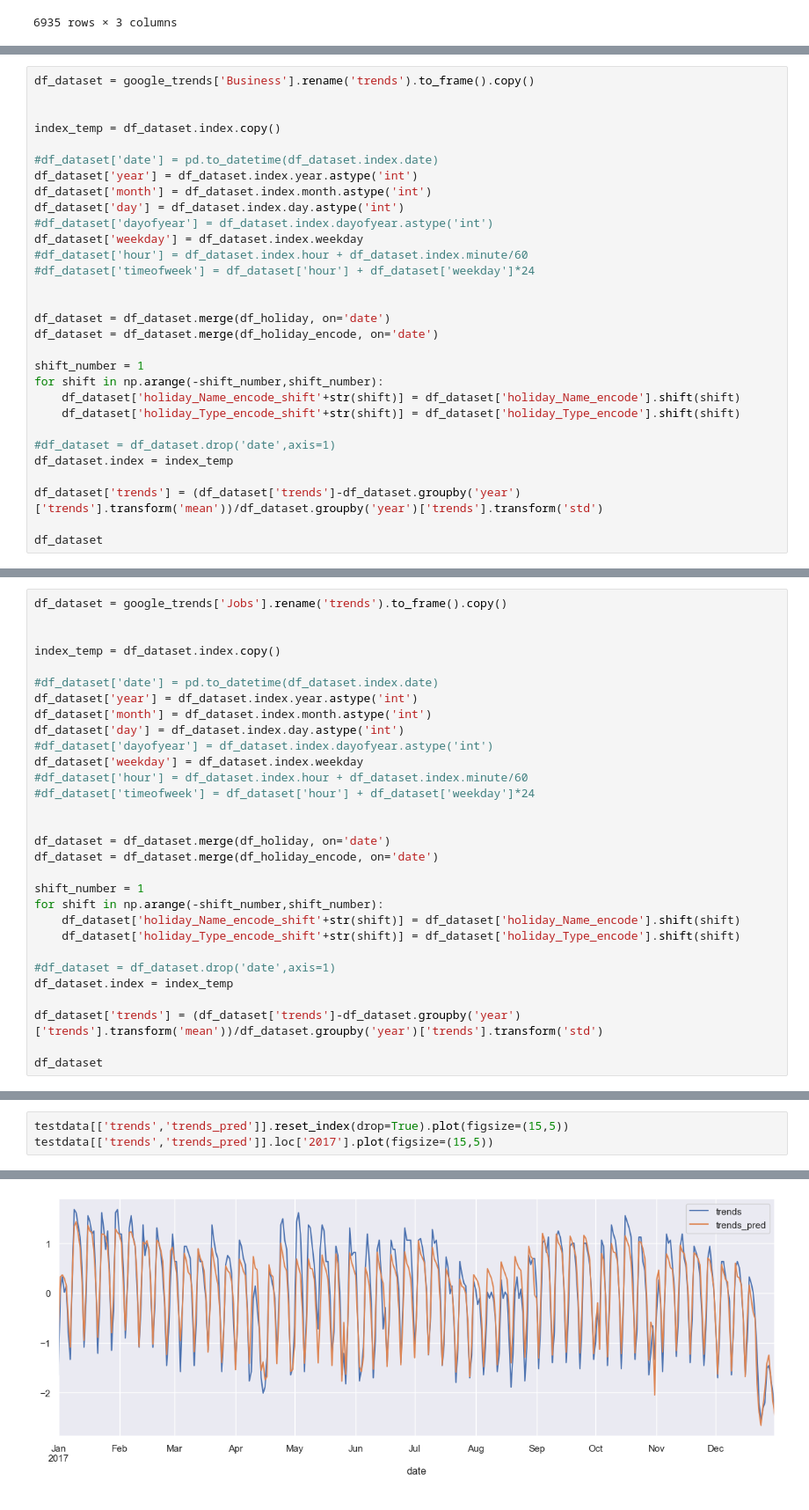
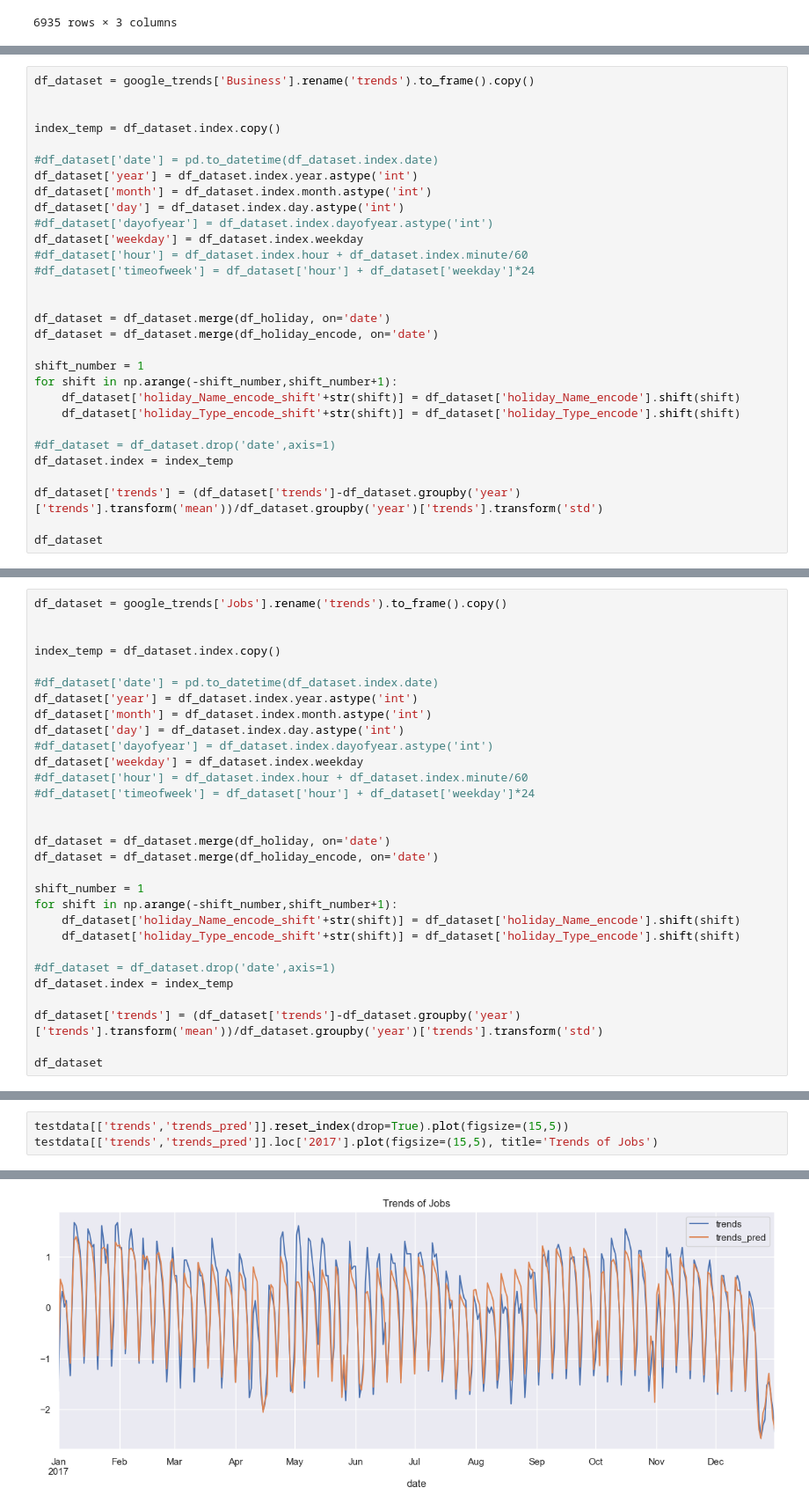
Before and after one commit to SergeiDBykov/swarm_energAIser, a Jupyter notebook: 1_exploratory_analysis/98_googletrends/Prediction model of calendar data (DE).ipynb, the cells around one changed output, grey strips where cells are left out. Shown at 88% size. Saved outputs shown, nothing was run; the diff lists cells and outputs as text.

```diff
--- a/1_exploratory_analysis/98_googletrends/Prediction model of calendar data (DE).ipynb
+++ b/1_exploratory_analysis/98_googletrends/Prediction model of calendar data (DE).ipynb
@@ -140,7 +142,7 @@ df_dataset = df_dataset.merge(df_holiday, on='date')
 df_dataset = df_dataset.merge(df_holiday_encode, on='date')
 
 shift_number = 1
-for shift in np.arange(-shift_number,shift_number):
+for shift in np.arange(-shift_number,shift_number+1):
     df_dataset['holiday_Name_encode_shift'+str(shift)] = df_dataset['holiday_Name_encode'].shift(shift)
     df_dataset['holiday_Type_encode_shift'+str(shift)] = df_dataset['holiday_Type_encode'].shift(shift)
 
@@ -248,7 +251,7 @@ df_dataset = df_dataset.merge(df_holiday, on='date')
 df_dataset = df_dataset.merge(df_holiday_encode, on='date')
 
 shift_number = 1
-for shift in np.arange(-shift_number,shift_number):
+for shift in np.arange(-shift_number,shift_number+1):
     df_dataset['holiday_Name_encode_shift'+str(shift)] = df_dataset['holiday_Name_encode'].shift(shift)
     df_dataset['holiday_Type_encode_shift'+str(shift)] = df_dataset['holiday_Type_encode'].shift(shift)
 
@@ -305,5 +309,5 @@ testdata[['trends','trends_pred']].iplot()
 [interactive output not drawn]
 # %%
 testdata[['trends','trends_pred']].reset_index(drop=True).plot(figsize=(15,5))
-testdata[['trends','trends_pred']].loc['2017'].plot(figsize=(15,5))
+testdata[['trends','trends_pred']].loc['2017'].plot(figsize=(15,5), title='Trends of Jobs')
 # %% [output]
@@ -312,4 +316,4 @@ testdata[['trends','trends_pred']].loc['2017'].plot(figsize=(15,5))
-[figure, old version]
+[figure, new version]
 # %%
 for year in testdata['year'].unique():
     print(year)
```
Also changed, not shown: parts of 15 cells of this notebook.
